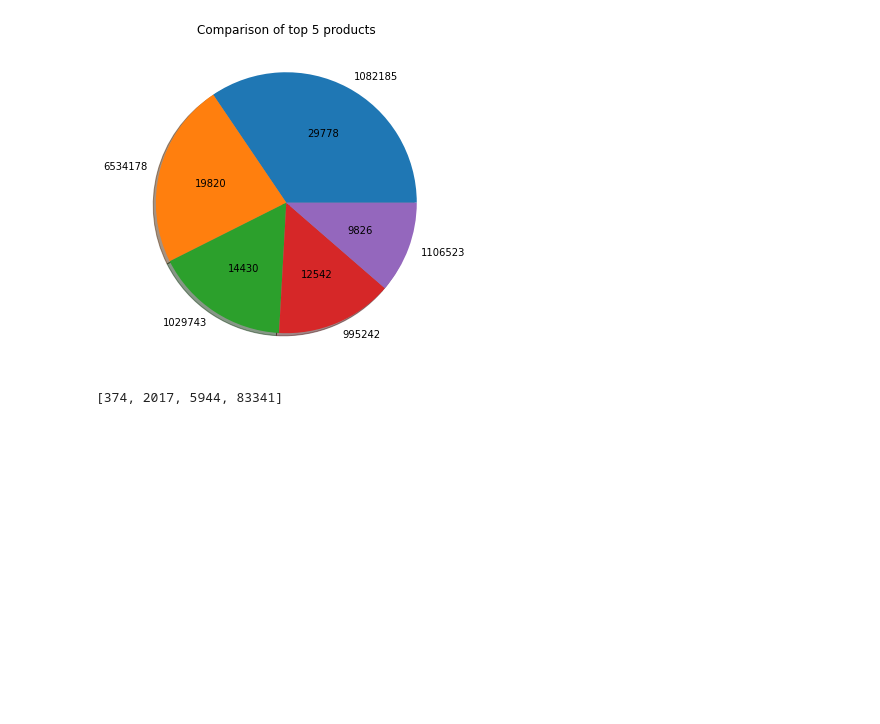
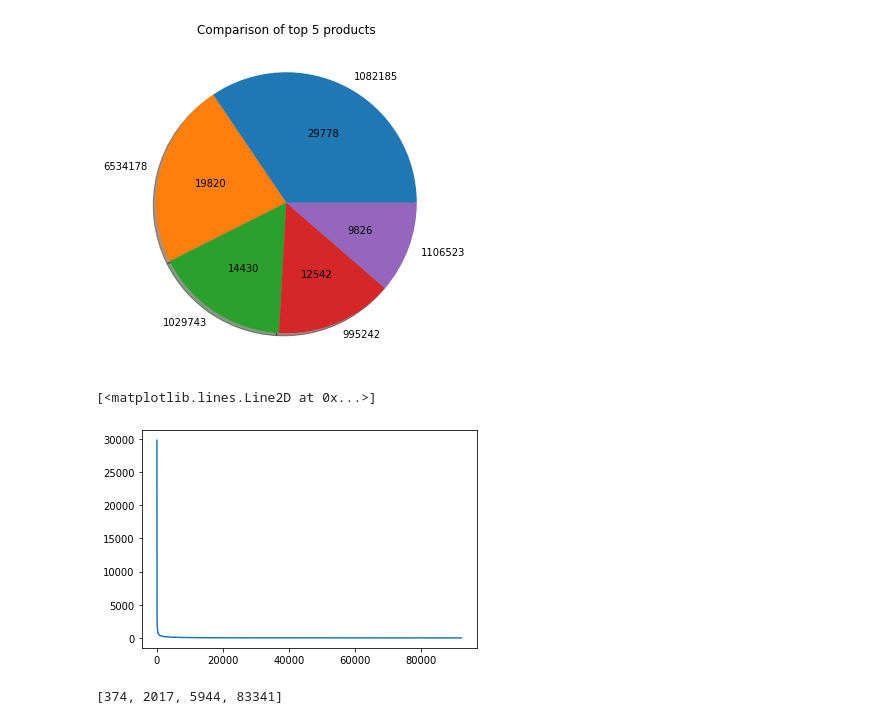
Before and after one commit to HSV-AI/product-recommendation, a Jupyter notebook: notebooks/dataset-report.ipynb, the cells around one changed output. Drawn from its saved outputs; the diff is of its cells as text; code cells hidden in the pictures; blank space fills up the shorter version.

```diff
--- a/notebooks/dataset-report.ipynb
+++ b/notebooks/dataset-report.ipynb
@@ -258,7 +255,6 @@ output = '''
 '''
 
 product_counts = transactions[transactions['product_id'] > 0] \
-    .drop_duplicates(['product_id', 'order_id']) \
     .groupby('product_id')['order_id'] \
     .count() \
     .sort_values(ascending=False)
@@ -301,6 +297,11 @@ subplot.get_figure().gca().set_title("Comparison of top 5 products")
 plt.show()
 # %% [output]
 [figure]
+# %%
+plt.plot(product_counts.values)
+# %% [output]
+[<matplotlib.lines.Line2D at 0x...>]
+[figure, added]
 # %%
 temp = (100. * product_counts / product_counts.sum()).sort_values(ascending=False)
 
```
Also changed, not shown: parts of 8 cells of this notebook, 1 other file.
